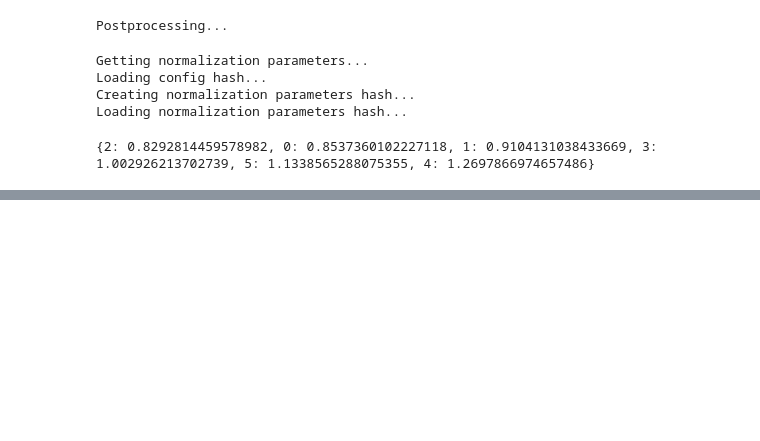
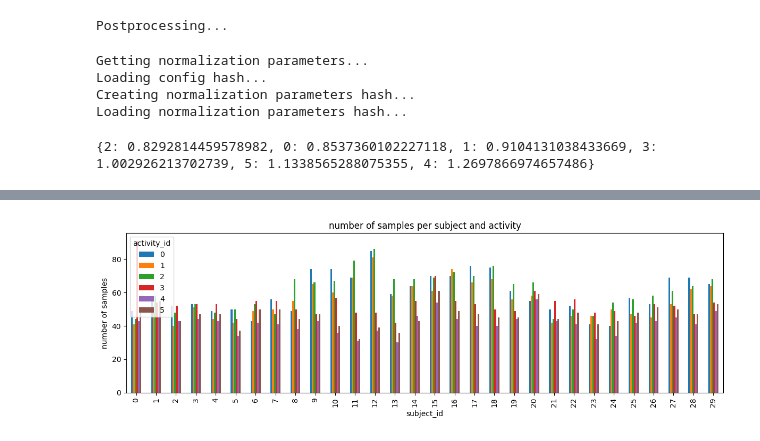
Before and after one commit to tk-king/har-datasets, a Jupyter notebook: notebooks/test_sampler.ipynb, the cells around one changed output, grey strips where cells are left out. Drawn from its saved outputs; the diff is of its cells as text; code cells hidden in the pictures; blank space fills up the shorter version.

Commit message:
add overview plot to sampler

```diff
--- a/notebooks/test_sampler.ipynb
+++ b/notebooks/test_sampler.ipynb
@@ -50,0 +45,4 @@ torch.Size([1]) torch.Size([1, 128, 9])
+# %%
+sampler.plot_indices_statistics(sampler.train_indices + sampler.test_indices)
+# %% [output]
+[figure, added]
```
Also changed, not shown: parts of 5 cells of this notebook, 5 other files.
